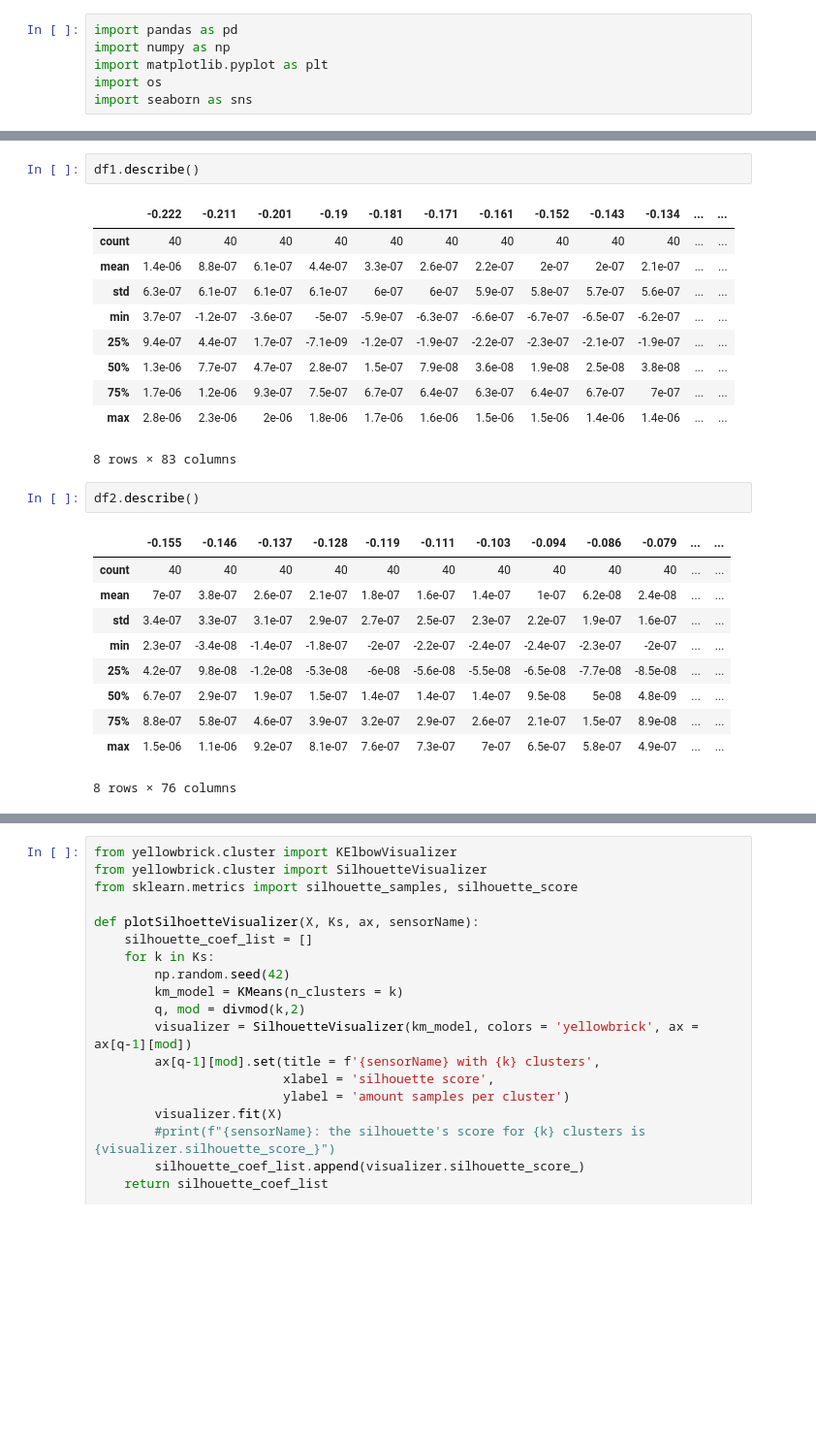
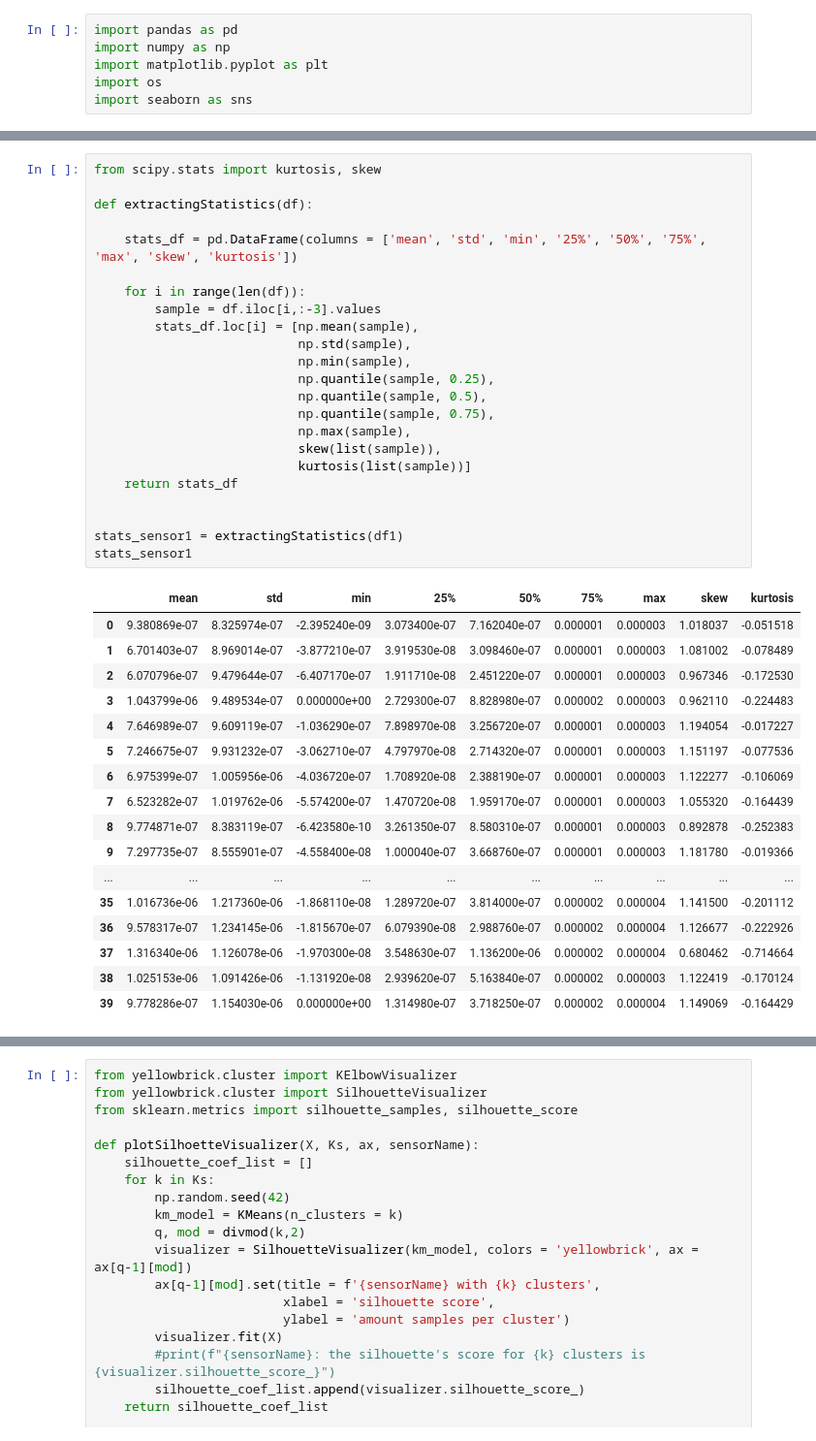
Before and after one commit to lucasvoltera/ic-sensors, a Jupyter notebook: voltametria.ipynb, the cells around one changed output, grey strips where cells are left out. Shown at 97% size. Cells and saved outputs as stored; diff of their text form; blank space fills up the shorter version.

```diff
--- a/voltametria.ipynb
+++ b/voltametria.ipynb
@@ -121,27 +121,42 @@ df1.head()
 5 rows × 84 columns
-# %%
-df1.describe()
-# %% [output]
-|  | -0.222 | -0.211 | -0.201 | -0.19 | -0.181 | -0.171 | -0.161 | -0.152 | -0.143 | -0.134 | ... | ... |
-| count | 40 | 40 | 40 | 40 | 40 | 40 | 40 | 40 | 40 | 40 | ... | ... |
-| mean | 1.4e-06 | 8.8e-07 | 6.1e-07 | 4.4e-07 | 3.3e-07 | 2.6e-07 | 2.2e-07 | 2e-07 | 2e-07 | 2.1e-07 | ... | ... |
-| std | 6.3e-07 | 6.1e-07 | 6.1e-07 | 6.1e-07 | 6e-07 | 6e-07 | 5.9e-07 | 5.8e-07 | 5.7e-07 | 5.6e-07 | ... | ... |
-| min | 3.7e-07 | -1.2e-07 | -3.6e-07 | -5e-07 | -5.9e-07 | -6.3e-07 | -6.6e-07 | -6.7e-07 | -6.5e-07 | -6.2e-07 | ... | ... |
-| 25% | 9.4e-07 | 4.4e-07 | 1.7e-07 | -7.1e-09 | -1.2e-07 | -1.9e-07 | -2.2e-07 | -2.3e-07 | -2.1e-07 | -1.9e-07 | ... | ... |
-| 50% | 1.3e-06 | 7.7e-07 | 4.7e-07 | 2.8e-07 | 1.5e-07 | 7.9e-08 | 3.6e-08 | 1.9e-08 | 2.5e-08 | 3.8e-08 | ... | ... |
-| 75% | 1.7e-06 | 1.2e-06 | 9.3e-07 | 7.5e-07 | 6.7e-07 | 6.4e-07 | 6.3e-07 | 6.4e-07 | 6.7e-07 | 7e-07 | ... | ... |
-| max | 2.8e-06 | 2.3e-06 | 2e-06 | 1.8e-06 | 1.7e-06 | 1.6e-06 | 1.5e-06 | 1.5e-06 | 1.4e-06 | 1.4e-06 | ... | ... |
-8 rows × 83 columns
-# %%
-df2.describe()
-# %% [output]
-|  | -0.155 | -0.146 | -0.137 | -0.128 | -0.119 | -0.111 | -0.103 | -0.094 | -0.086 | -0.079 | ... | ... |
-| count | 40 | 40 | 40 | 40 | 40 | 40 | 40 | 40 | 40 | 40 | ... | ... |
-| mean | 7e-07 | 3.8e-07 | 2.6e-07 | 2.1e-07 | 1.8e-07 | 1.6e-07 | 1.4e-07 | 1e-07 | 6.2e-08 | 2.4e-08 | ... | ... |
-| std | 3.4e-07 | 3.3e-07 | 3.1e-07 | 2.9e-07 | 2.7e-07 | 2.5e-07 | 2.3e-07 | 2.2e-07 | 1.9e-07 | 1.6e-07 | ... | ... |
-| min | 2.3e-07 | -3.4e-08 | -1.4e-07 | -1.8e-07 | -2e-07 | -2.2e-07 | -2.4e-07 | -2.4e-07 | -2.3e-07 | -2e-07 | ... | ... |
-| 25% | 4.2e-07 | 9.8e-08 | -1.2e-08 | -5.3e-08 | -6e-08 | -5.6e-08 | -5.5e-08 | -6.5e-08 | -7.7e-08 | -8.5e-08 | ... | ... |
-| 50% | 6.7e-07 | 2.9e-07 | 1.9e-07 | 1.5e-07 | 1.4e-07 | 1.4e-07 | 1.4e-07 | 9.5e-08 | 5e-08 | 4.8e-09 | ... | ... |
-| 75% | 8.8e-07 | 5.8e-07 | 4.6e-07 | 3.9e-07 | 3.2e-07 | 2.9e-07 | 2.6e-07 | 2.1e-07 | 1.5e-07 | 8.9e-08 | ... | ... |
-| max | 1.5e-06 | 1.1e-06 | 9.2e-07 | 8.1e-07 | 7.6e-07 | 7.3e-07 | 7e-07 | 6.5e-07 | 5.8e-07 | 4.9e-07 | ... | ... |
-8 rows × 76 columns
+# %%
+from scipy.stats import kurtosis, skew
+
+def extractingStatistics(df):
+
+    stats_df = pd.DataFrame(columns = ['mean', 'std', 'min', '25%', '50%', '75%', 'max', 'skew', 'kurtosis'])
+
+    for i in range(len(df)):
+        sample = df.iloc[i,:-3].values
+        stats_df.loc[i] = [np.mean(sample),
+                           np.std(sample),
+                           np.min(sample),
+                           np.quantile(sample, 0.25),
+                           np.quantile(sample, 0.5),
+                           np.quantile(sample, 0.75),
+                           np.max(sample),
+                           skew(list(sample)),
+                           kurtosis(list(sample))]
+    return stats_df
+
+
+stats_sensor1 = extractingStatistics(df1)
+stats_sensor1
+# %% [output]
+|  | mean | std | min | 25% | 50% | 75% | max | skew | kurtosis |
+| 0 | 9.380869e-07 | 8.325974e-07 | -2.395240e-09 | 3.073400e-07 | 7.162040e-07 | 0.000001 | 0.000003 | 1.018037 | -0.051518 |
+| 1 | 6.701403e-07 | 8.969014e-07 | -3.877210e-07 | 3.919530e-08 | 3.098460e-07 | 0.000001 | 0.000003 | 1.081002 | -0.078489 |
+| 2 | 6.070796e-07 | 9.479644e-07 | -6.407170e-07 | 1.911710e-08 | 2.451220e-07 | 0.000001 | 0.000003 | 0.967346 | -0.172530 |
+| 3 | 1.043799e-06 | 9.489534e-07 | 0.000000e+00 | 2.729300e-07 | 8.828980e-07 | 0.000002 | 0.000003 | 0.962110 | -0.224483 |
+| 4 | 7.646989e-07 | 9.609119e-07 | -1.036290e-07 | 7.898970e-08 | 3.256720e-07 | 0.000001 | 0.000003 | 1.194054 | -0.017227 |
+| 5 | 7.246675e-07 | 9.931232e-07 | -3.062710e-07 | 4.797970e-08 | 2.714320e-07 | 0.000001 | 0.000003 | 1.151197 | -0.077536 |
+| 6 | 6.975399e-07 | 1.005956e-06 | -4.036720e-07 | 1.708920e-08 | 2.388190e-07 | 0.000001 | 0.000003 | 1.122277 | -0.106069 |
+| 7 | 6.523282e-07 | 1.019762e-06 | -5.574200e-07 | 1.470720e-08 | 1.959170e-07 | 0.000001 | 0.000003 | 1.055320 | -0.164439 |
+| 8 | 9.774871e-07 | 8.383119e-07 | -6.423580e-10 | 3.261350e-07 | 8.580310e-07 | 0.000001 | 0.000003 | 0.892878 | -0.252383 |
+| 9 | 7.297735e-07 | 8.555901e-07 | -4.558400e-08 | 1.000040e-07 | 3.668760e-07 | 0.000001 | 0.000003 | 1.181780 | -0.019366 |
+| ... | ... | ... | ... | ... | ... | ... | ... | ... | ... |
+| 35 | 1.016736e-06 | 1.217360e-06 | -1.868110e-08 | 1.289720e-07 | 3.814000e-07 | 0.000002 | 0.000004 | 1.141500 | -0.201112 |
+| 36 | 9.578317e-07 | 1.234145e-06 | -1.815670e-07 | 6.079390e-08 | 2.988760e-07 | 0.000002 | 0.000004 | 1.126677 | -0.222926 |
+| 37 | 1.316340e-06 | 1.126078e-06 | -1.970300e-08 | 3.548630e-07 | 1.136200e-06 | 0.000002 | 0.000004 | 0.680462 | -0.714664 |
+| 38 | 1.025153e-06 | 1.091426e-06 | -1.131920e-08 | 2.939620e-07 | 5.163840e-07 | 0.000002 | 0.000003 | 1.122419 | -0.170124 |
+| 39 | 9.778286e-07 | 1.154030e-06 | 0.000000e+00 | 1.314980e-07 | 3.718250e-07 | 0.000002 | 0.000004 | 1.149069 | -0.164429 |
```
Also changed, not shown: parts of 13 cells of this notebook.
